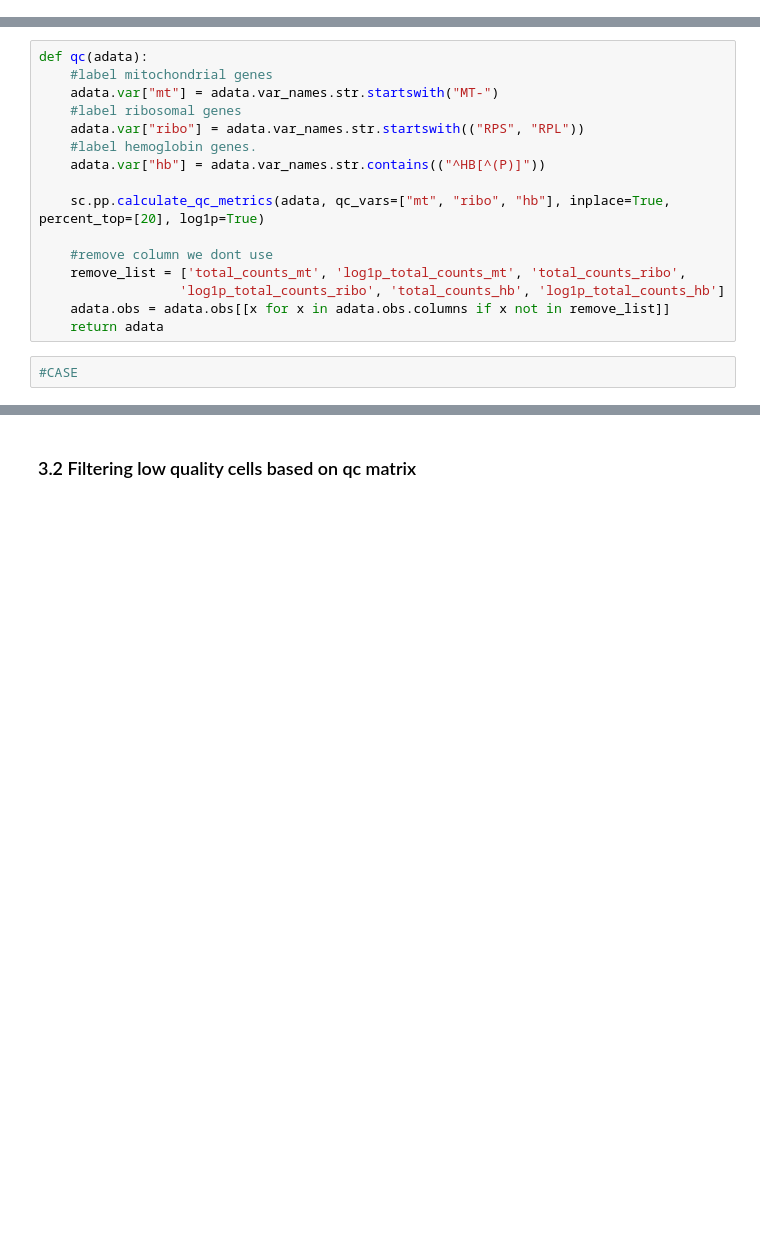
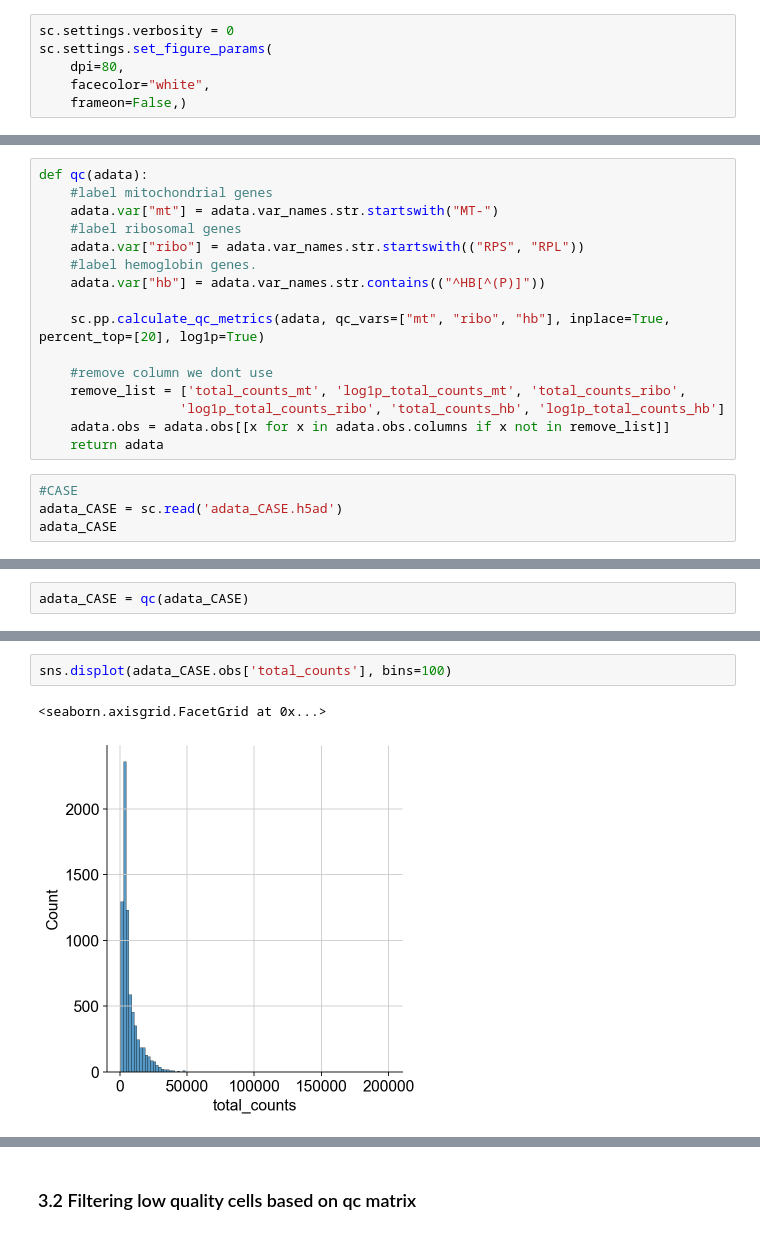
Before and after one commit to chira-ploy/singlecells-DataPlayground, a Jupyter notebook: alopecia_areata/alopecia_areata_preprocessing.ipynb, the cells around one changed output, grey strips where cells are left out. Saved outputs shown, nothing was run; the diff lists cells and outputs as text; blank space fills up the shorter version.

```diff
--- a/alopecia_areata/alopecia_areata_preprocessing.ipynb
+++ b/alopecia_areata/alopecia_areata_preprocessing.ipynb
@@ -19,6 +19,12 @@ import anndata as ad
 import warnings
 warnings.simplefilter("ignore", FutureWarning)
 warnings.simplefilter("ignore", RuntimeWarning)
+# %%
+sc.settings.verbosity = 0
+sc.settings.set_figure_params(
+    dpi=80,
+    facecolor="white",
+    frameon=False,)
 # %% [markdown]
 ## 1. Data Loading
 # %%
@@ -112,3 +118,5 @@ def qc(adata):
     return adata
 # %%
 #CASE
+adata_CASE = sc.read('adata_CASE.h5ad')
+adata_CASE
@@ -114,0 +126,2 @@ def qc(adata):
+# %%
+adata_CASE = qc(adata_CASE)
@@ -114,0 +134,5 @@ def qc(adata):
+# %%
+sns.displot(adata_CASE.obs['total_counts'], bins=100)
+# %% [output]
+<seaborn.axisgrid.FacetGrid at 0x...>
+[figure, added]
```
Also changed, not shown: parts of 22 cells of this notebook.
